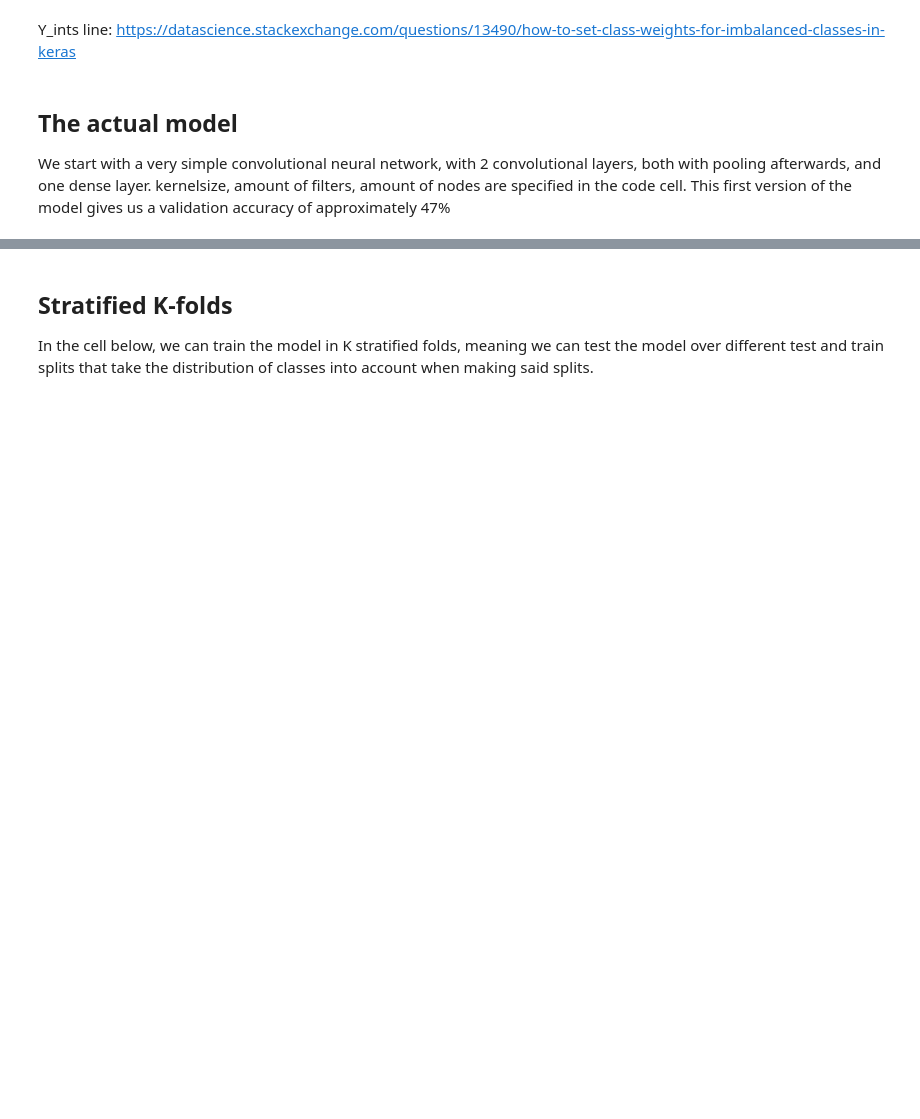
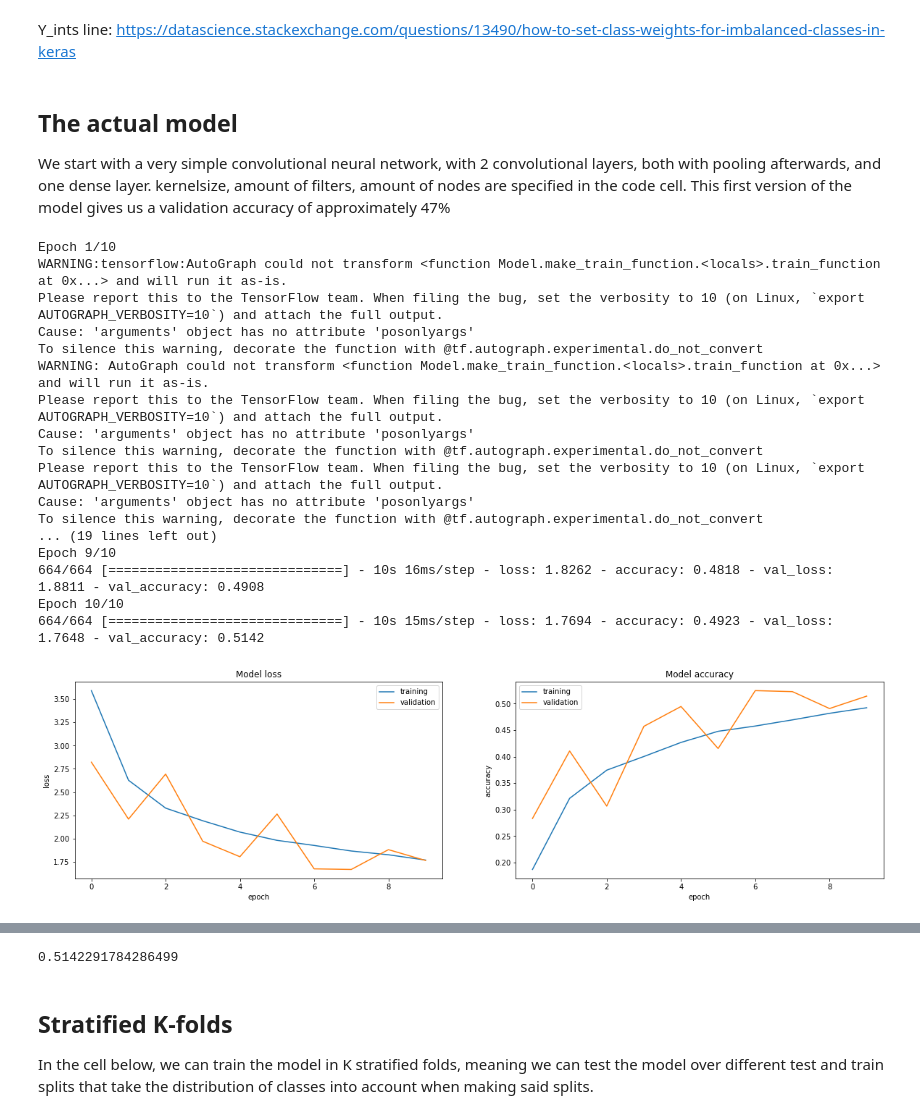
Before and after one commit to maxburger1997/Team-DreamTeam-, a Jupyter notebook: code/Plankton_Stratify.ipynb, the cells around one changed output, grey strips where cells are left out. Cells and saved outputs as stored; diff of their text form; code cells hidden in the pictures; blank space fills up the shorter version.

Commit message:
Still working on functions in stratify

```diff
--- a/code/Plankton_Stratify.ipynb
+++ b/code/Plankton_Stratify.ipynb
@@ -209,7 +212,15 @@ We use the function 'train_and_evaluate' which, obviously, trains our model and
 # %% [markdown]
 Y_ints line: https://datascience.stackexchange.com/questions/13490/how-to-set-class-weights-for-imbalanced-classes-in-keras
 # %%
-def train_and_evaluate(model, train_x, train_y, val_x, val_y, preprocess={}, epochs=20, augment={}):
+def train_and_evaluate(model, train_x, train_y, val_x, val_y, preprocess={}, epochs=20, augment={}, decay = False,
+                       initial_learning_rate = 1e-3, decay_steps = 10000, decay_rate = 0.9):
+
+    if decay:
+        lr_schedule = keras.optimizers.schedules.ExponentialDecay(
+        initial_learning_rate = initial_learning_rate,
+        decay_steps= decay_steps,
+        decay_rate = decay_rate)
+        optimizer = keras.optimizers.SGD(learning_rate=lr_schedule)
 
     model.compile(loss='categorical_crossentropy', optimizer='adam', metrics=['accuracy'])
 
@@ -219,7 +230,7 @@ def train_and_evaluate(model, train_x, train_y, val_x, val_y, preprocess={}, epo
     val_gen = preprocessing.image.ImageDataGenerator(**preprocess)
     val_gen.fit(train_x)
 
-    y_ints = [y.argmax() for y in label_train]
+   # y_ints = [y.argmax() for y in label_train]
     #class_weights = class_weight.compute_class_weight('balanced',classes = np.unique(y_ints), y = y_ints)
 
     history = model.fit(train_gen.flow(train_x, train_y), epochs=epochs,
@@ -245,18 +256,54 @@ def train_and_evaluate(model, train_x, train_y, val_x, val_y, preprocess={}, epo
 
 We start with a very simple convolutional neural network, with 2 convolutional layers, both with pooling afterwards, and one dense layer. kernelsize, amount of filters, amount of nodes are specified in the code cell. This first version of the model gives us a validation accuracy of approximately 47%
 # %%
-def build_model(first_layer_filters = 32, second_layer_filters = 64, kernelsize = (3,3), input_shape = (28, 28, 1), first_hidden_layer_nodes = 1024, second_hidden_layer_nodes = 512, pooling_size = (2,2), activation = "relu"):
+def build_model(first_layer_filters = 32, second_layer_filters = 64, third_layer_filters = 128, kernelsize = (3,3),
+                input_shape = (27, 27, 1), first_hidden_layer_nodes = 1024, second_hidden_layer_nodes = 512,
+                pooling_size = (3,3), activation = "relu"):
 
     output_nodes = 121
+    optimizer = tf.keras.optimizers.Adam(lr=0.0001)
+    # optimizer = 'adam'
 
     model_1 = models.Sequential()
 
-    model_1.add(layers.Conv2D(first_layer_filters, kernelsize, activation = activation, padding = 'same', input_shape = inputshape))
+    model_1.add(layers.Conv2D(first_layer_filters, kernelsize, activation = activation, padding = 'same', input_shape = input_shape))
     model_1.add(layers.MaxPooling2D(pooling_size))
-    model_1.add(layers.Conv2D(second_layer_filters, kernelsize, activation = activation, padding = 'same', input_shape = inputshape))
+    model_1.add(layers.Dropout(0.2))
+
+
+    model_1.add(layers.Conv2D(second_layer_filters, kernelsize, activation = activation, padding = 'same'))
     model_1.add(layers.MaxPooling2D(pooling_size))
+    model_1.add(layers.BatchNormalization())
 
     model_1.add(layers.Flatten())
+    model_1.add(layers.Dropout(0.35))
     model_1.add(layers.Dense(first_hidden_layer_nodes, activation = activation))
+    model_1.add(layers.Dropout(0.35))
+    model_1.add(layers.Dense(second_hidden_layer_nodes, activation = activation))
+    model_1.add(layers.Dropout(0.35))
     model_1.add(layers.Dense(output_nodes, activation = 'softmax'))
+
     return model_1
+
+model_1 = build_model()
+
+train_and_evaluate(model_1, image_train, label_train, image_val, label_val, epochs = 10)
+# %% [output]
+Epoch 1/10
+WARNING:tensorflow:AutoGraph could not transform <function Model.make_train_function.<locals>.train_function at 0x...> and will run it as-is.
+Please report this to the TensorFlow team. When filing the bug, set the verbosity to 10 (on Linux, `export AUTOGRAPH_VERBOSITY=10`) and attach the full output.
+Cause: 'arguments' object has no attribute 'posonlyargs'
+To silence this warning, decorate the function with @tf.autograph.experimental.do_not_convert
+WARNING: AutoGraph could not transform <function Model.make_train_function.<locals>.train_function at 0x...> and will run it as-is.
+Please report this to the TensorFlow team. When filing the bug, set the verbosity to 10 (on Linux, `export AUTOGRAPH_VERBOSITY=10`) and attach the full output.
+Cause: 'arguments' object has no attribute 'posonlyargs'
+To silence this warning, decorate the function with @tf.autograph.experimental.do_not_convert
+Please report this to the TensorFlow team. When filing the bug, set the verbosity to 10 (on Linux, `export AUTOGRAPH_VERBOSITY=10`) and attach the full output.
+Cause: 'arguments' object has no attribute 'posonlyargs'
+To silence this warning, decorate the function with @tf.autograph.experimental.do_not_convert
+... (19 lines left out)
+Epoch 9/10
+664/664 [==============================] - 10s 16ms/step - loss: 1.8262 - accuracy: 0.4818 - val_loss: 1.8811 - val_accuracy: 0.4908
+Epoch 10/10
+664/664 [==============================] - 10s 15ms/step - loss: 1.7694 - accuracy: 0.4923 - val_loss: 1.7648 - val_accuracy: 0.5142
+[figure, added]
@@ -263,3 +312,4 @@ def build_model(first_layer_filters = 32, second_layer_filters = 64, kernelsize
+0.5142291784286499
 # %% [markdown]
 ## Stratified K-folds
 
```
Also changed, not shown: parts of 5 cells of this notebook.
